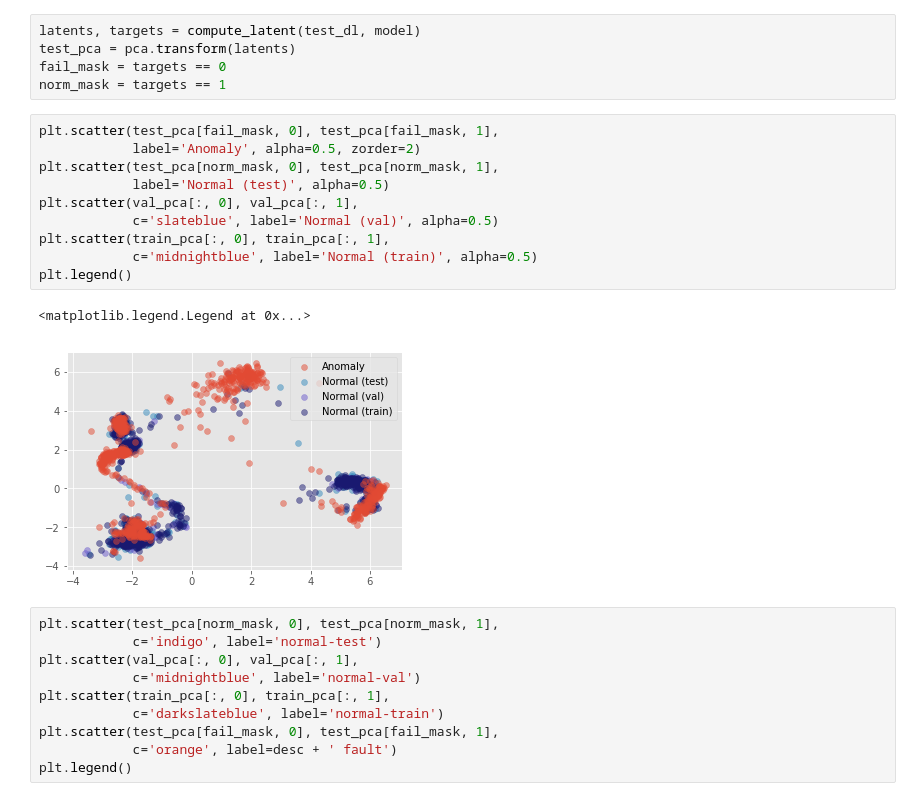
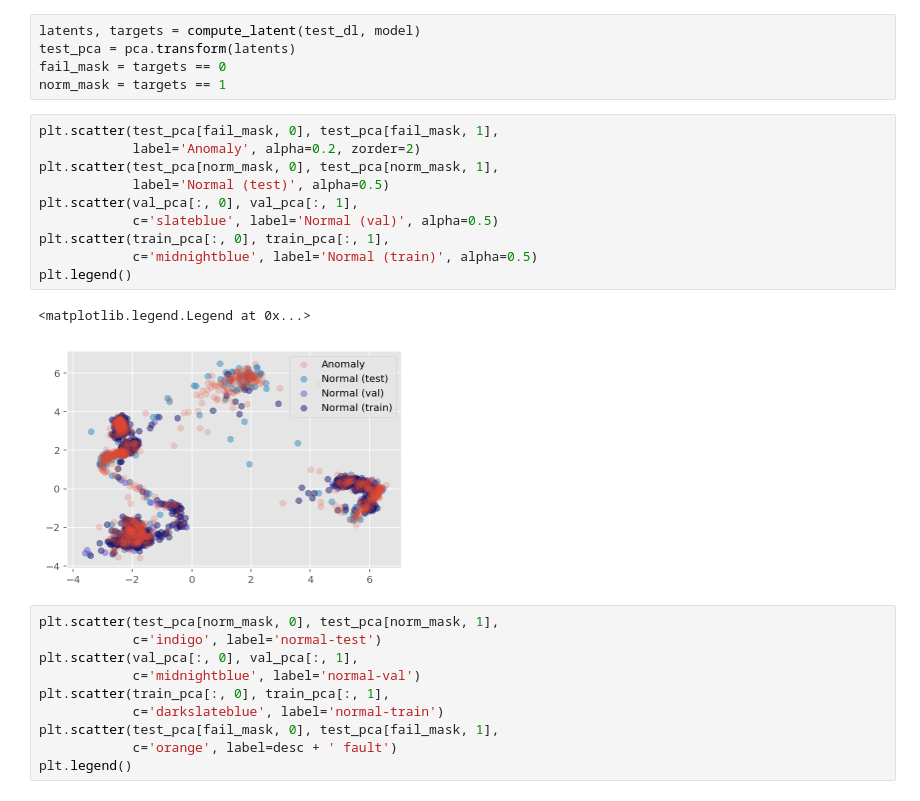
Before and after one commit to mttmac/glance, a Jupyter notebook: VAE_MSE_classification.ipynb, the cells around one changed output. Cells and saved outputs as stored; diff of their text form.

```diff
--- a/VAE_MSE_classification.ipynb
+++ b/VAE_MSE_classification.ipynb
@@ -446,17 +449,17 @@ fail_mask = targets == 0
 norm_mask = targets == 1
 # %%
 plt.scatter(test_pca[fail_mask, 0], test_pca[fail_mask, 1],
-            label='Anomaly', alpha=0.5, zorder=2)
+            label='Anomaly', alpha=0.2, zorder=2)
 plt.scatter(test_pca[norm_mask, 0], test_pca[norm_mask, 1],
             label='Normal (test)', alpha=0.5)
 plt.scatter(val_pca[:, 0], val_pca[:, 1],
             c='slateblue', label='Normal (val)', alpha=0.5)
 plt.scatter(train_pca[:, 0], train_pca[:, 1],
             c='midnightblue', label='Normal (train)', alpha=0.5)
 plt.legend()
 # %% [output]
 <matplotlib.legend.Legend at 0x...>
-[figure, old version]
+[figure, new version]
 # %%
 plt.scatter(test_pca[norm_mask, 0], test_pca[norm_mask, 1],
             c='indigo', label='normal-test')
```
Also changed, not shown: parts of 10 cells of this notebook, 1 other file.
